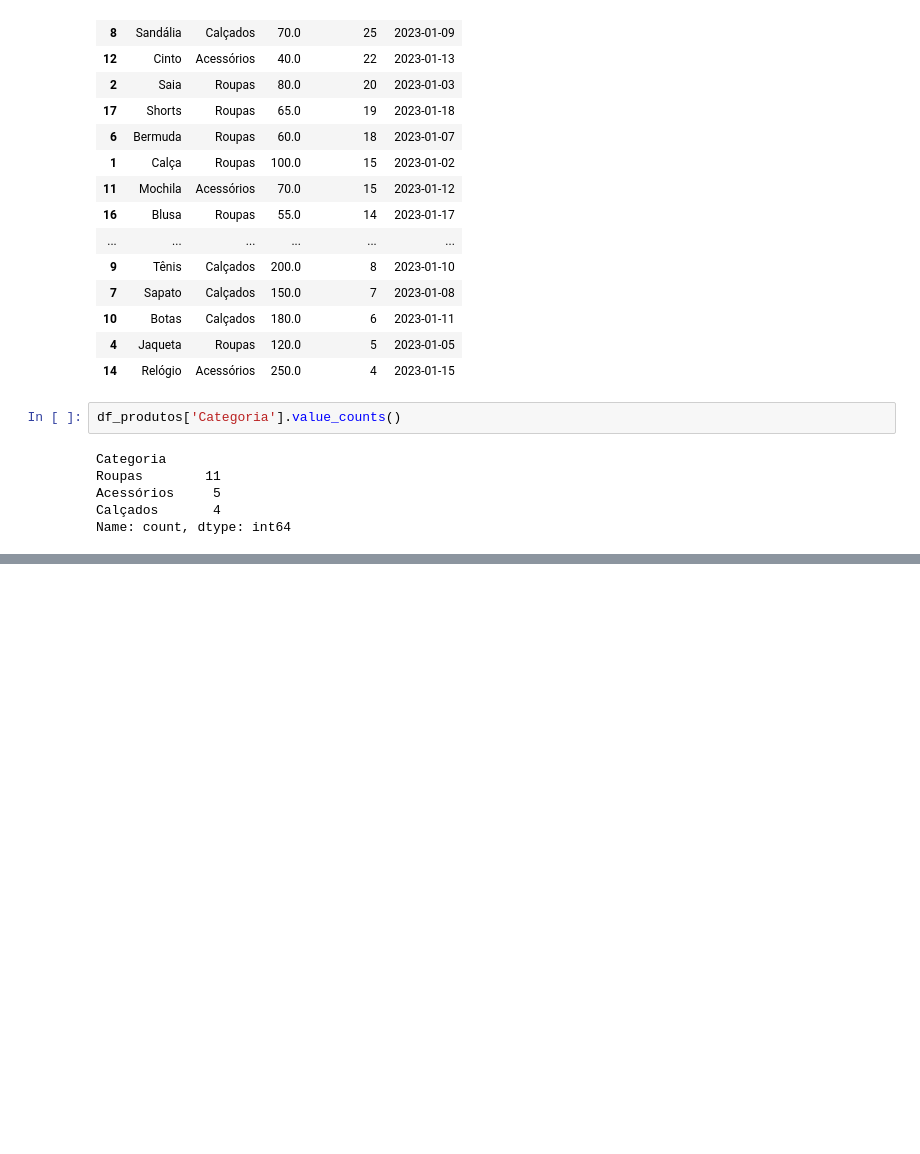
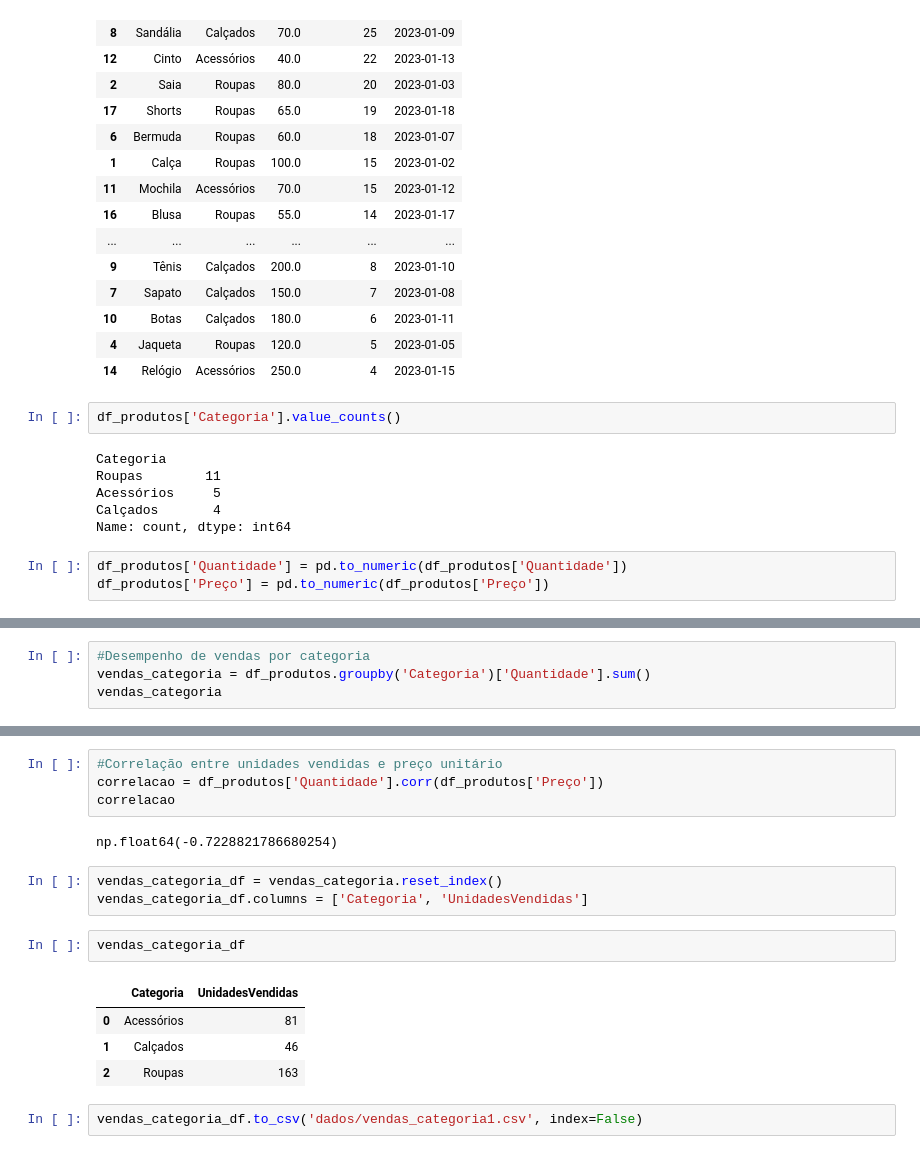
Before and after one commit to leandroclv/Analise_Dados_Python_Panda, a Jupyter notebook: pandas/introducao_pandas.ipynb, the cells around one changed output, grey strips where cells are left out. Cells and saved outputs as stored; diff of their text form; blank space fills up the shorter version.

```diff
--- a/pandas/introducao_pandas.ipynb
+++ b/pandas/introducao_pandas.ipynb
@@ -392,3 +392,6 @@ Roupas        11
 Acessórios     5
 Calçados       4
 Name: count, dtype: int64
+# %%
+df_produtos['Quantidade'] = pd.to_numeric(df_produtos['Quantidade'])
+df_produtos['Preço'] = pd.to_numeric(df_produtos['Preço'])
@@ -394,0 +407,4 @@ Name: count, dtype: int64
+# %%
+#Desempenho de vendas por categoria
+vendas_categoria = df_produtos.groupby('Categoria')['Quantidade'].sum()
+vendas_categoria
@@ -394,0 +467,18 @@ Name: count, dtype: int64
+# %%
+#Correlação entre unidades vendidas e preço unitário
+correlacao = df_produtos['Quantidade'].corr(df_produtos['Preço'])
+correlacao
+# %% [output]
+np.float64(-0.7228821786680254)
+# %%
+vendas_categoria_df = vendas_categoria.reset_index()
+vendas_categoria_df.columns = ['Categoria', 'UnidadesVendidas']
+# %%
+vendas_categoria_df
+# %% [output]
+|  | Categoria | UnidadesVendidas |
+| 0 | Acessórios | 81 |
+| 1 | Calçados | 46 |
+| 2 | Roupas | 163 |
+# %%
+vendas_categoria_df.to_csv('dados/vendas_categoria1.csv', index=False)
```
Also changed, not shown: parts of 5 cells of this notebook, 2 other files.
